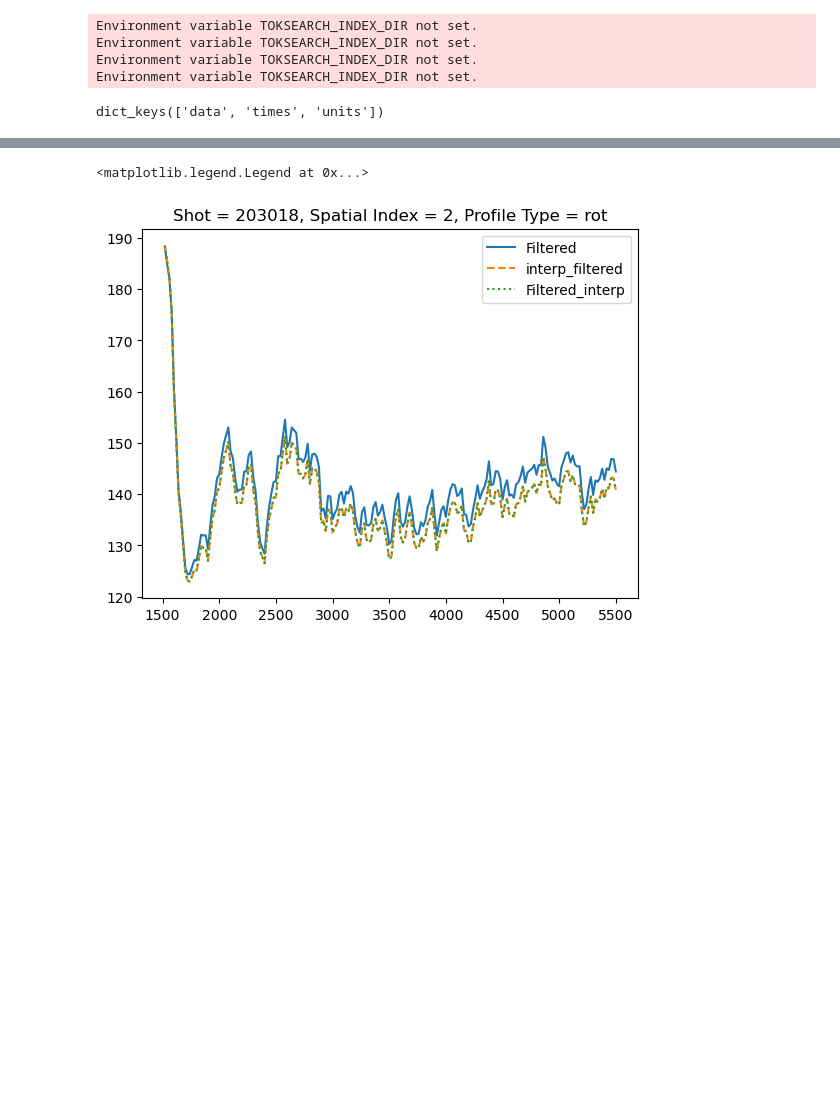
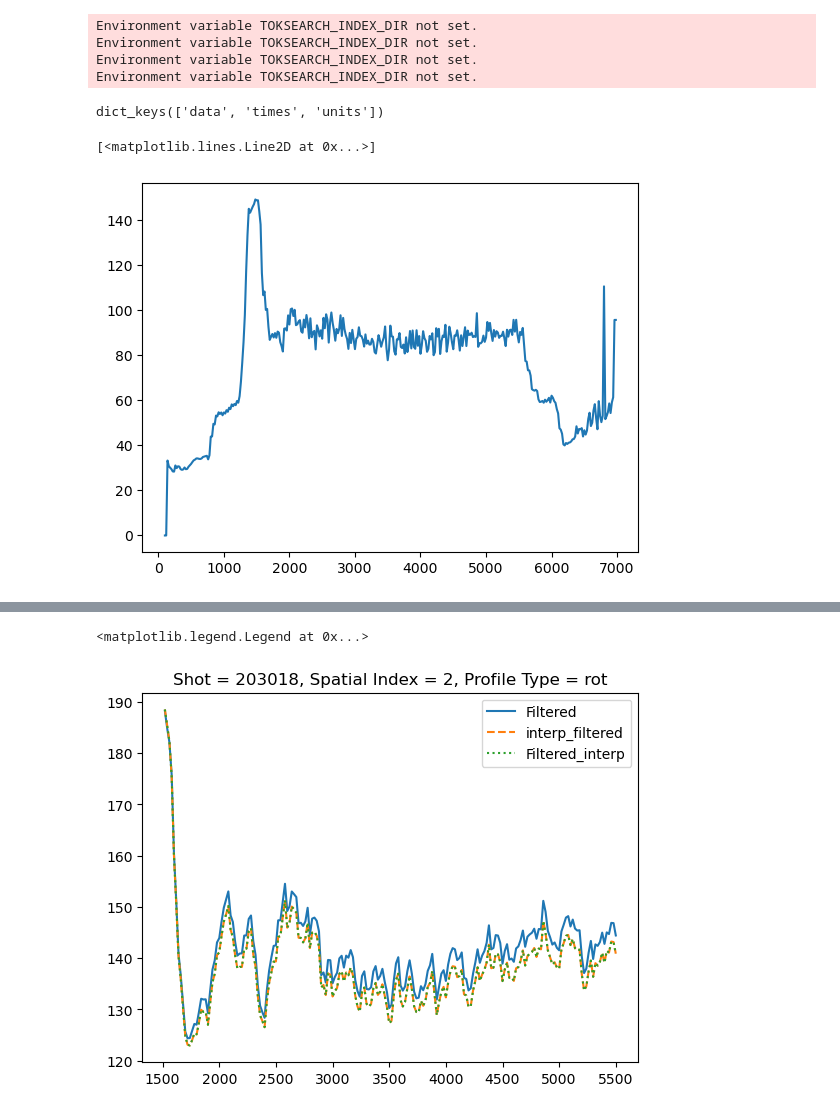
Before and after one commit to rohit-sonker/rl_prof_control_exp, a Jupyter notebook: sim_data_plot.ipynb, the cells around one changed output, grey strips where cells are left out. Saved outputs shown, nothing was run; the diff lists cells and outputs as text; code cells hidden in the pictures; blank space fills up the shorter version.

```diff
--- a/sim_data_plot.ipynb
+++ b/sim_data_plot.ipynb
@@ -33,3 +33,8 @@ rot_profiles = prof_data[:, 1, :, 6]
 q_profiles = prof_data[:, 1, :, 2]
 pres_profiles = prof_data[:, 1, :, 0]
 etemp_profiles = prof_data[:, 1, :, 4]
+# %%
+plt.plot(times, rot_profiles[:, 50])
+# %% [output]
+[<matplotlib.lines.Line2D at 0x...>]
+[figure, added]
```
Also changed, not shown: parts of 2 cells of this notebook, 3 other files.
